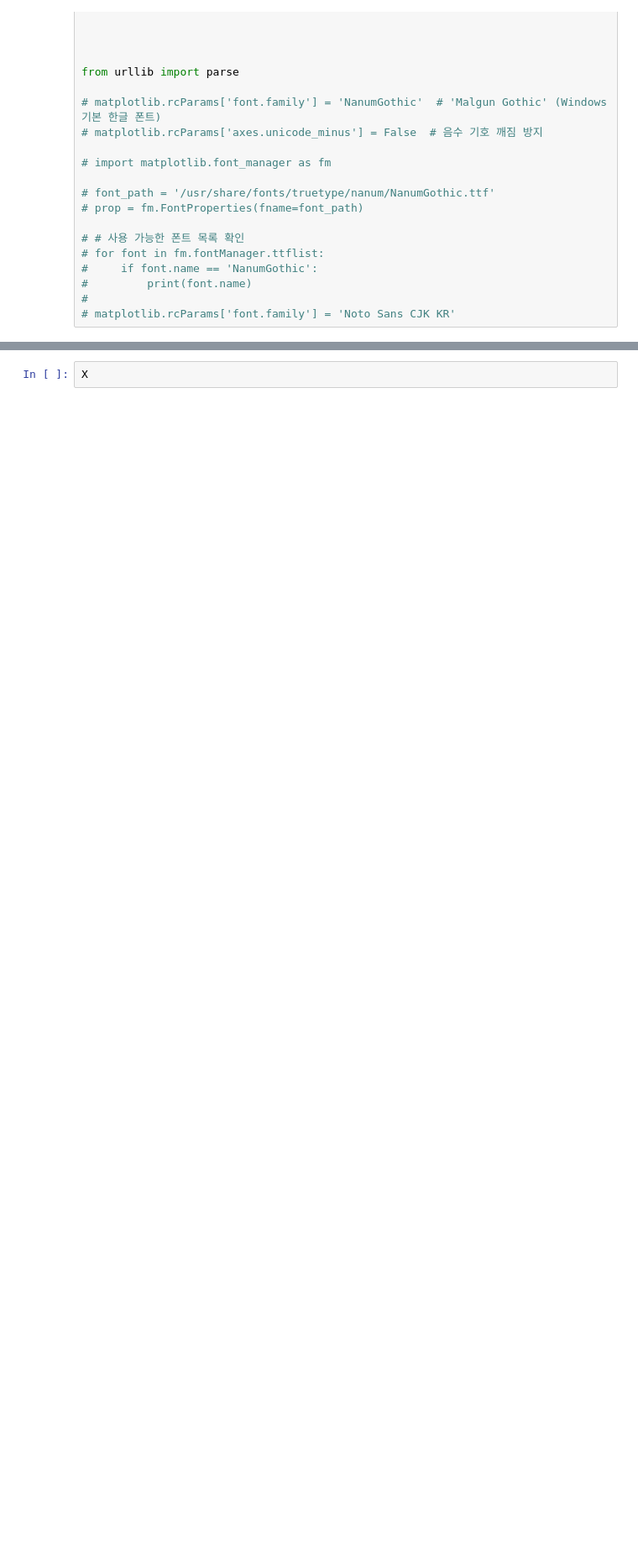
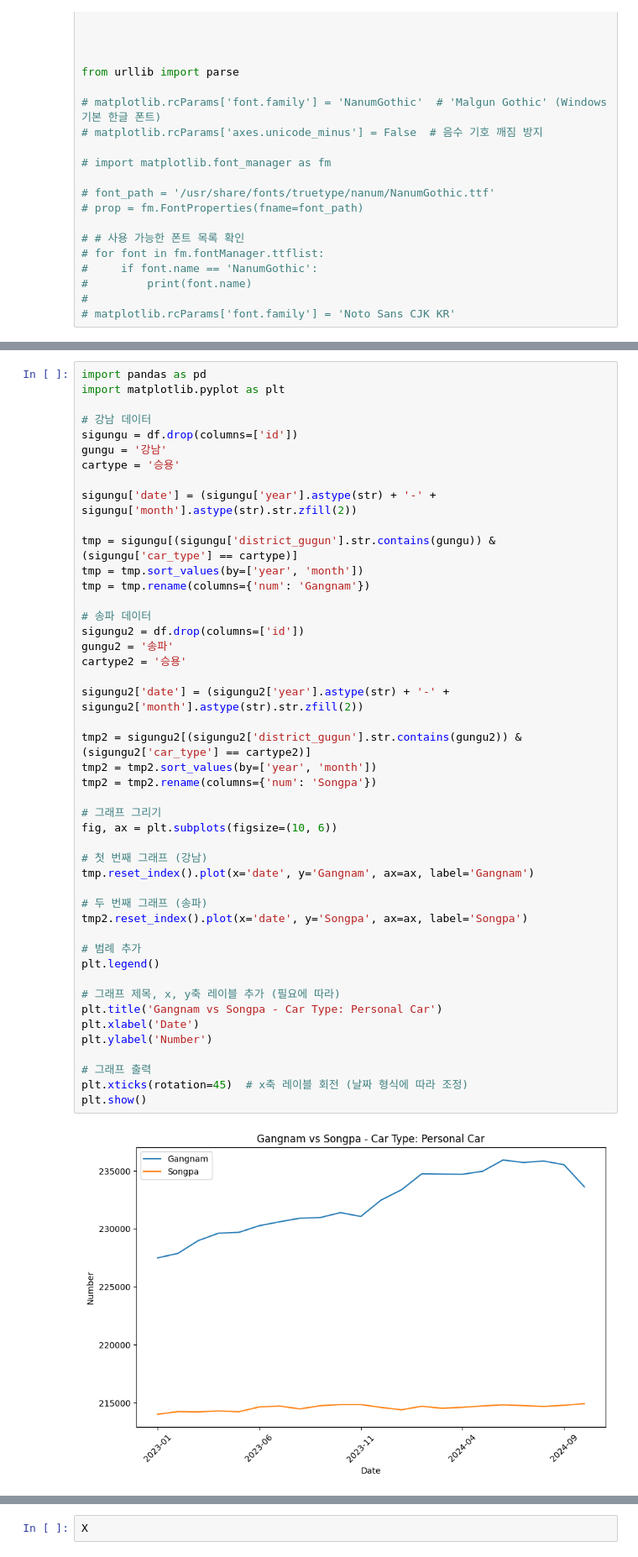
Before and after one commit to SKNETWORKS-FAMILY-AICAMP/SKN07-1st-2Team, a Jupyter notebook: analysis-district.ipynb, the cells around one changed output, grey strips where cells are left out. Shown at 84% size. Cells and saved outputs as stored; diff of their text form; blank space fills up the shorter version.

```diff
--- a/analysis-district.ipynb
+++ b/analysis-district.ipynb
@@ -75,0 +132,48 @@ ga_df = pd.read_sql(query, engine)
+# %%
+import pandas as pd
+import matplotlib.pyplot as plt
+
+# 강남 데이터
+sigungu = df.drop(columns=['id'])
+gungu = '강남'
+cartype = '승용'
+
+sigungu['date'] = (sigungu['year'].astype(str) + '-' + sigungu['month'].astype(str).str.zfill(2))
+
+tmp = sigungu[(sigungu['district_gugun'].str.contains(gungu)) & (sigungu['car_type'] == cartype)]
+tmp = tmp.sort_values(by=['year', 'month'])
+tmp = tmp.rename(columns={'num': 'Gangnam'})
+
+# 송파 데이터
+sigungu2 = df.drop(columns=['id'])
+gungu2 = '송파'
+cartype2 = '승용'
+
+sigungu2['date'] = (sigungu2['year'].astype(str) + '-' + sigungu2['month'].astype(str).str.zfill(2))
+
+tmp2 = sigungu2[(sigungu2['district_gugun'].str.contains(gungu2)) & (sigungu2['car_type'] == cartype2)]
+tmp2 = tmp2.sort_values(by=['year', 'month'])
+tmp2 = tmp2.rename(columns={'num': 'Songpa'})
+
+# 그래프 그리기
+fig, ax = plt.subplots(figsize=(10, 6))
+
+# 첫 번째 그래프 (강남)
+tmp.reset_index().plot(x='date', y='Gangnam', ax=ax, label='Gangnam')
+
+# 두 번째 그래프 (송파)
+tmp2.reset_index().plot(x='date', y='Songpa', ax=ax, label='Songpa')
+
+# 범례 추가
+plt.legend()
+
+# 그래프 제목, x, y축 레이블 추가 (필요에 따라)
+plt.title('Gangnam vs Songpa - Car Type: Personal Car')
+plt.xlabel('Date')
+plt.ylabel('Number')
+
+# 그래프 출력
+plt.xticks(rotation=45)  # x축 레이블 회전 (날짜 형식에 따라 조정)
+plt.show()
+# %% [output]
+[figure, added]
```
Also changed, not shown: parts of 8 cells of this notebook.
